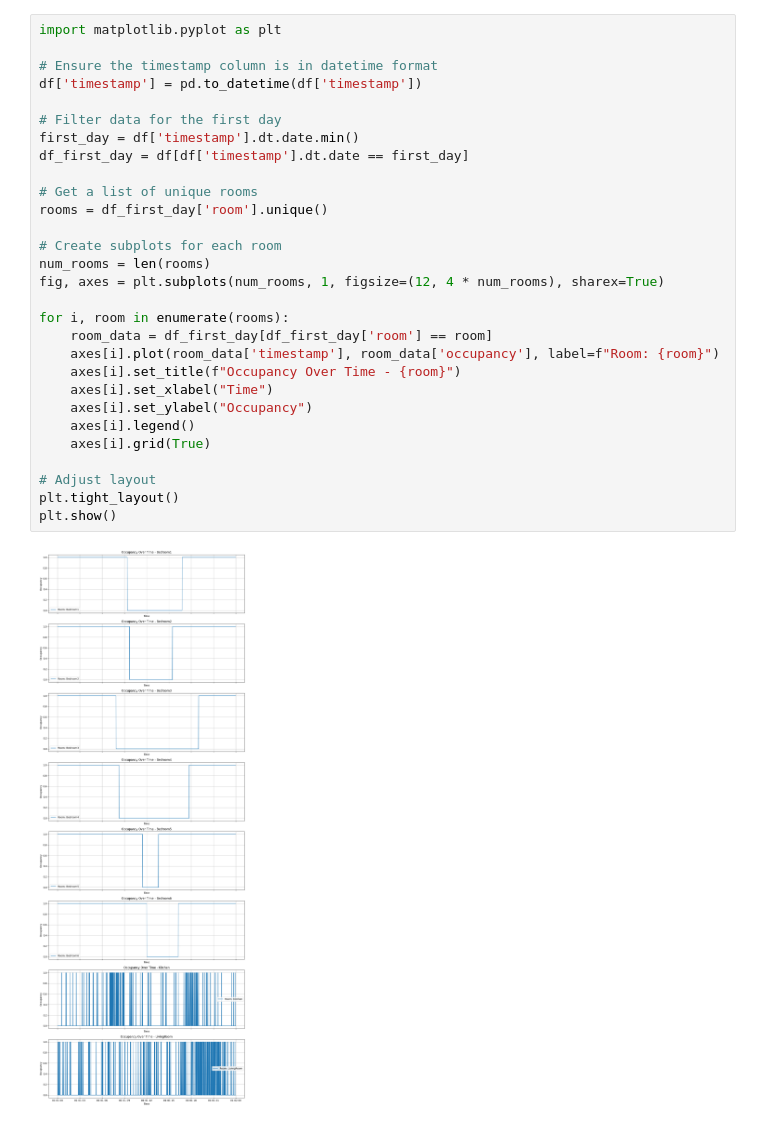
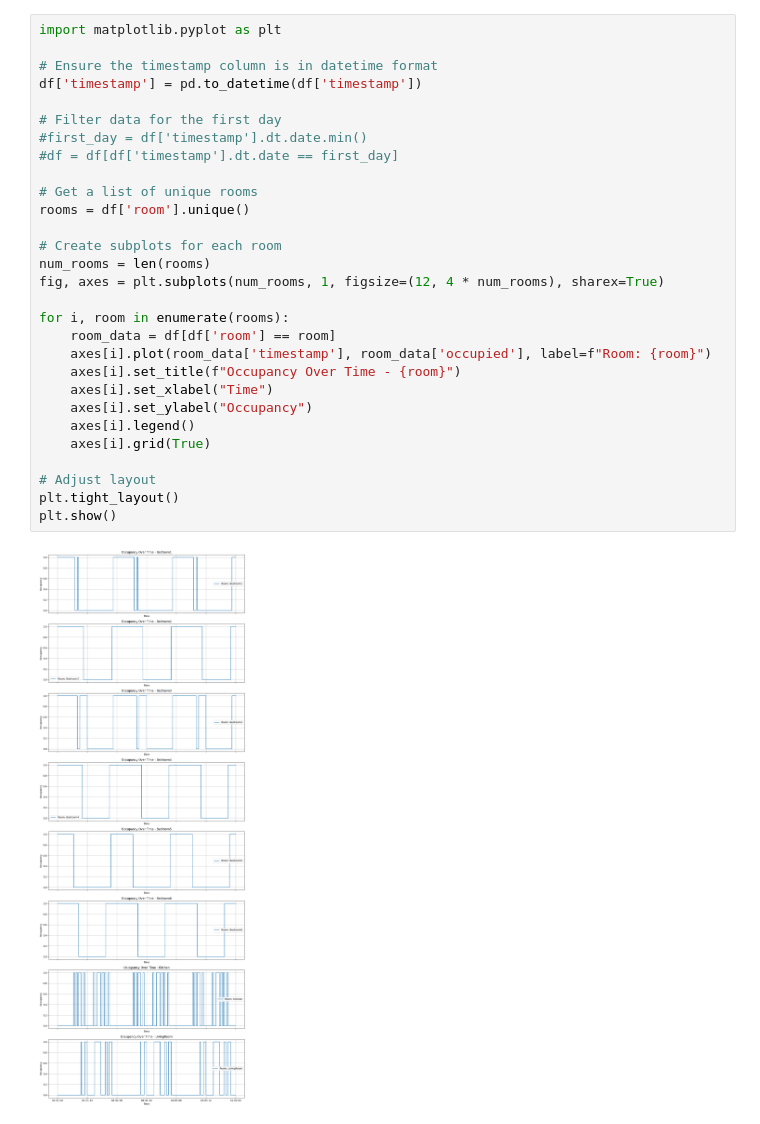
Before and after one commit to uatragada/IntelliWarm, a Jupyter notebook: data-analytics/roommate_data/analysis.ipynb, the cells around one changed output. Cells and saved outputs as stored; diff of their text form.

```diff
--- a/data-analytics/roommate_data/analysis.ipynb
+++ b/data-analytics/roommate_data/analysis.ipynb
@@ -14,31 +14,31 @@ df.head()
 # %%
 import matplotlib.pyplot as plt
 
 # Ensure the timestamp column is in datetime format
 df['timestamp'] = pd.to_datetime(df['timestamp'])
 
 # Filter data for the first day
-first_day = df['timestamp'].dt.date.min()
-df_first_day = df[df['timestamp'].dt.date == first_day]
+#first_day = df['timestamp'].dt.date.min()
+#df = df[df['timestamp'].dt.date == first_day]
 
 # Get a list of unique rooms
-rooms = df_first_day['room'].unique()
+rooms = df['room'].unique()
 
 # Create subplots for each room
 num_rooms = len(rooms)
 fig, axes = plt.subplots(num_rooms, 1, figsize=(12, 4 * num_rooms), sharex=True)
 
 for i, room in enumerate(rooms):
-    room_data = df_first_day[df_first_day['room'] == room]
-    axes[i].plot(room_data['timestamp'], room_data['occupancy'], label=f"Room: {room}")
+    room_data = df[df['room'] == room]
+    axes[i].plot(room_data['timestamp'], room_data['occupied'], label=f"Room: {room}")
     axes[i].set_title(f"Occupancy Over Time - {room}")
     axes[i].set_xlabel("Time")
     axes[i].set_ylabel("Occupancy")
     axes[i].legend()
     axes[i].grid(True)
 
 # Adjust layout
 plt.tight_layout()
 plt.show()
 # %% [output]
-[figure, old version]
+[figure, new version]
```
Also changed, not shown: parts of 2 cells of this notebook, 2 other files.
